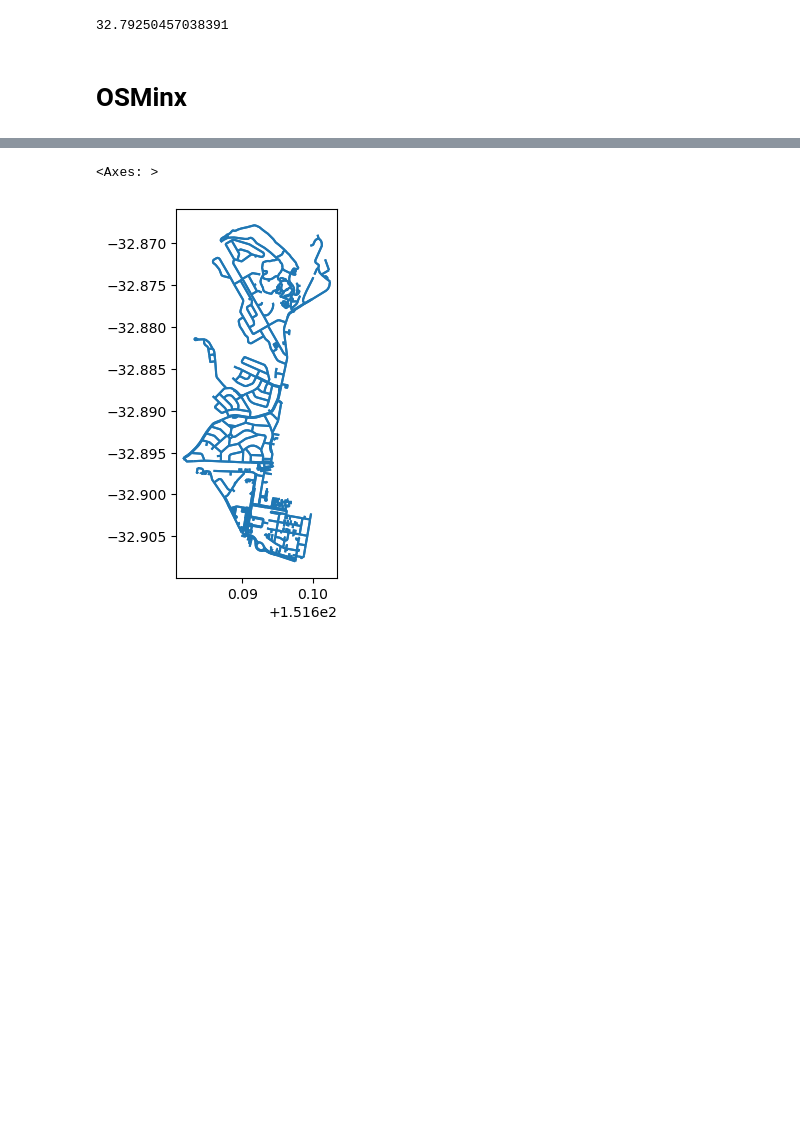
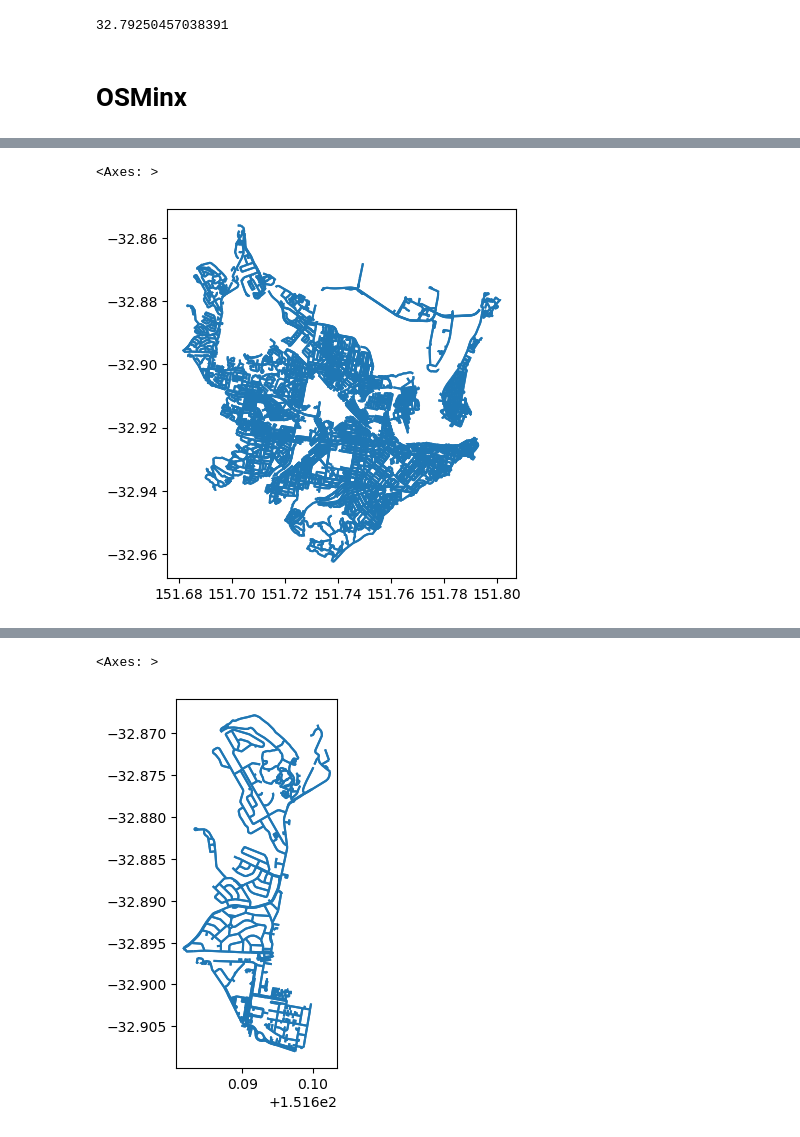
Before and after one commit to NUAC-AV/ASOC-UON, a Jupyter notebook: ASOC_Walks.ipynb, the cells around one changed output, grey strips where cells are left out. Drawn from its saved outputs; the diff is of its cells as text; code cells hidden in the pictures; blank space fills up the shorter version.

Commit message:
Create All_Newcastle.geojson street map.

```diff
--- a/ASOC_Walks.ipynb
+++ b/ASOC_Walks.ipynb
@@ -476,3 +459,9 @@ merged_edges_gdf = gpd.GeoDataFrame(pd.concat(edges_gdfs, ignore_index=True))
+# %%
+g = gpd.read_file("Letterbox_Maps/GeoJSON/All_Newcastle.geojson")
+g.plot()
+# %% [output]
+<Axes: >
+[figure, added]
 # %%
 # Create a folium map
 map_center = [-32.88, 151.69]  # Center of Newcastle
```
Also changed, not shown: parts of 9 cells of this notebook, 59 other files.
